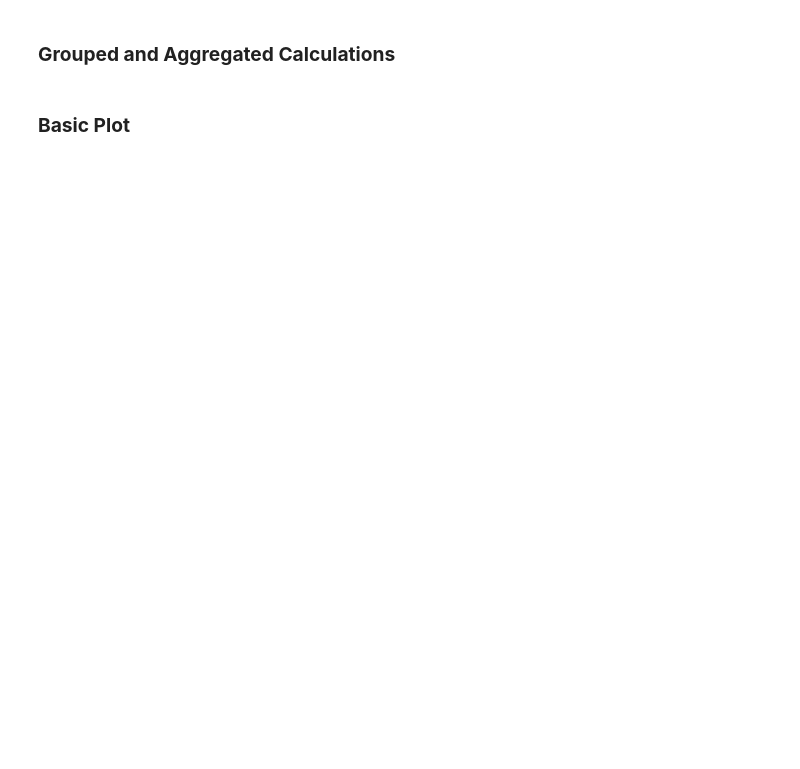
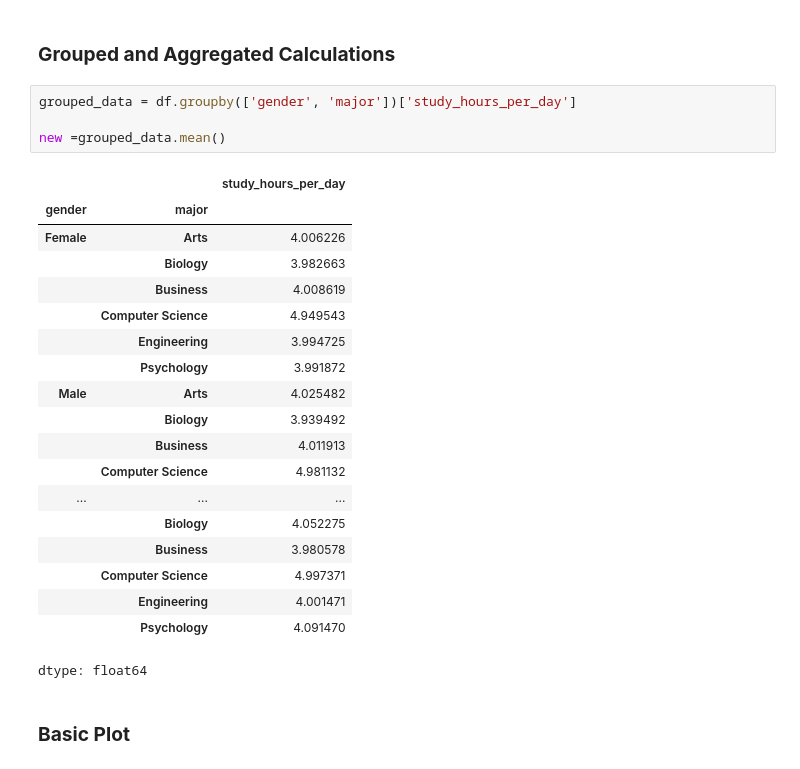
Before and after one commit to Stephen-Data-Engineer-Public/BASIC-PYTHON-PROJECT, a Jupyter notebook: Tech_Class_Week7.ipynb, the cells around one changed output. Drawn from its saved outputs; the diff is of its cells as text; blank space fills up the shorter version.

```diff
--- a/Tech_Class_Week7.ipynb
+++ b/Tech_Class_Week7.ipynb
@@ -179,4 +528,28 @@ You automate data collection from Twitter using Tweepy to track mentions of a br
 # %% [markdown]
 ### **Grouped and Aggregated Calculations**
+# %%
+grouped_data = df.groupby(['gender', 'major'])['study_hours_per_day']
+
+new =grouped_data.mean()
+# %% [output]
+|  |  | study_hours_per_day |
+| gender | major |  |
+| Female | Arts | 4.006226 |
+|  | Biology | 3.982663 |
+|  | Business | 4.008619 |
+|  | Computer Science | 4.949543 |
+|  | Engineering | 3.994725 |
+|  | Psychology | 3.991872 |
+| Male | Arts | 4.025482 |
+|  | Biology | 3.939492 |
+|  | Business | 4.011913 |
+|  | Computer Science | 4.981132 |
+| ... | ... | ... |
+|  | Biology | 4.052275 |
+|  | Business | 3.980578 |
+|  | Computer Science | 4.997371 |
+|  | Engineering | 4.001471 |
+|  | Psychology | 4.091470 |
+dtype: float64
 # %% [markdown]
 ### **Basic Plot**
```
Also changed, not shown: parts of 56 cells of this notebook.
